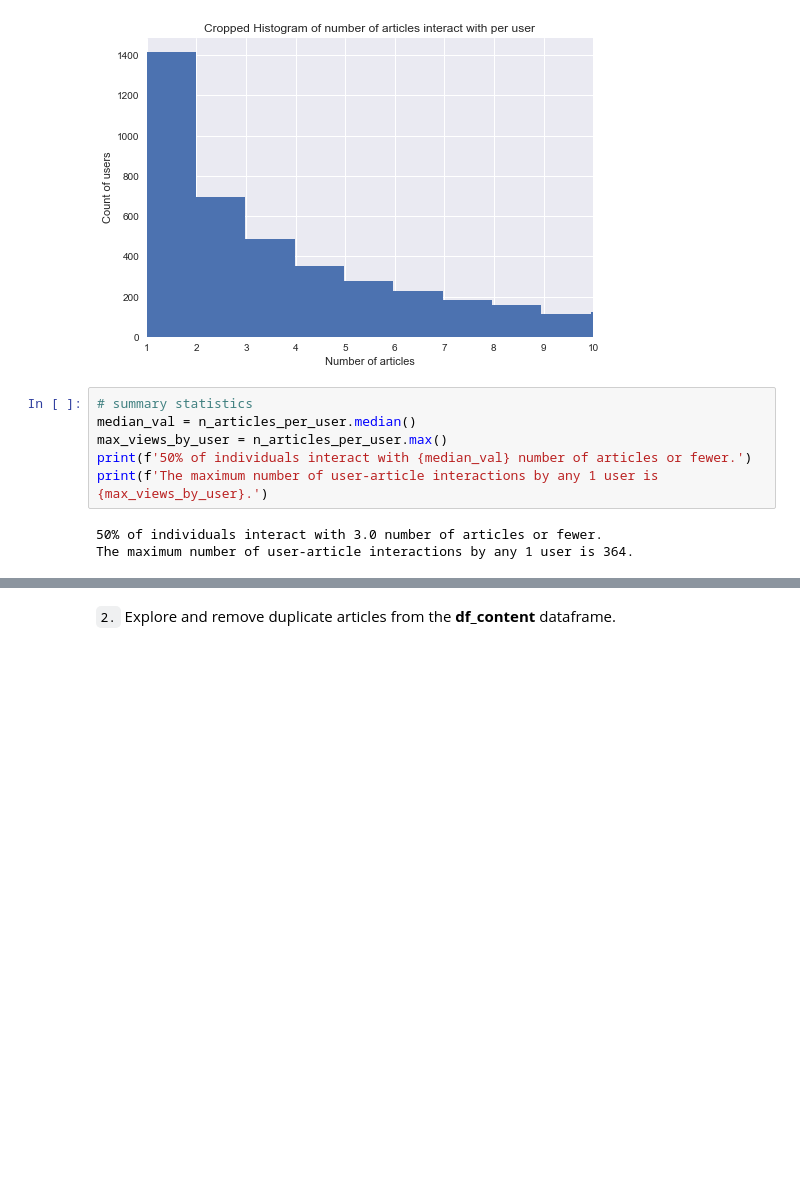
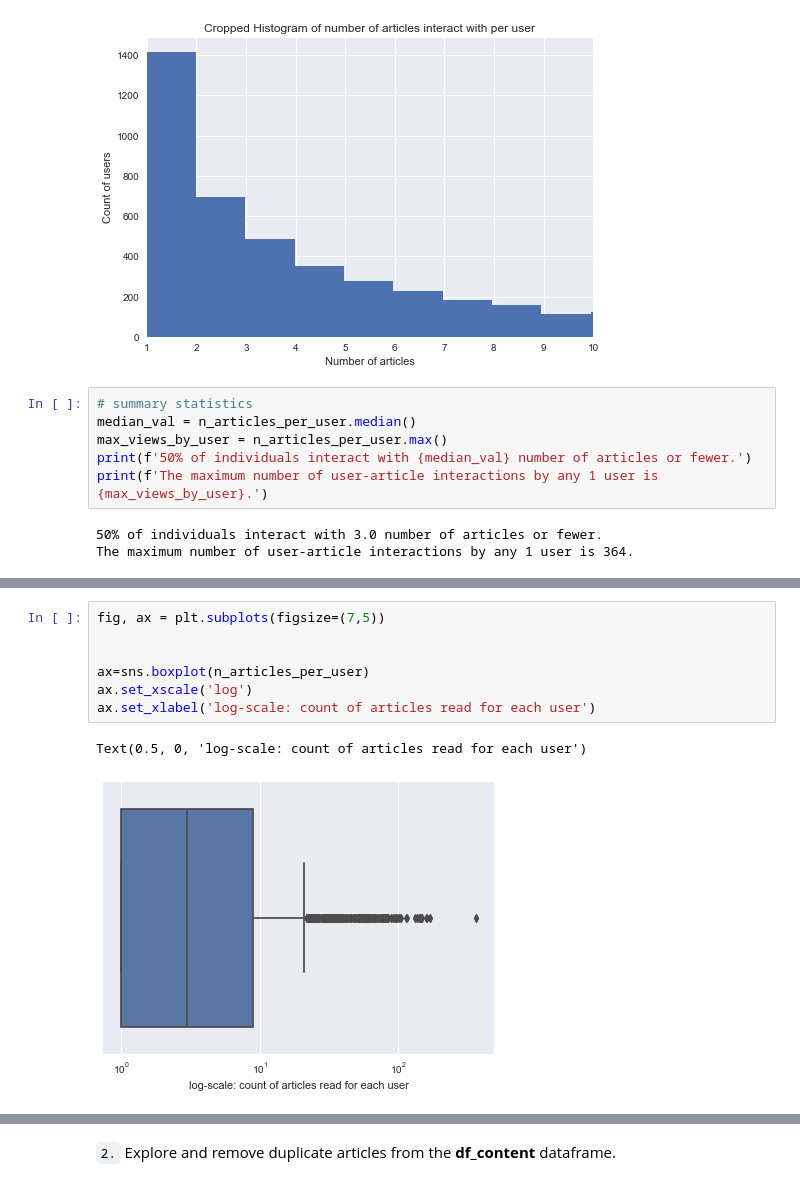
Before and after one commit to hchen3368/Articles-Recommendation-on-IBM-Watson, a Jupyter notebook: 1_notebook_EDA_&_Cleaning.ipynb, the cells around one changed output, grey strips where cells are left out. Saved outputs shown, nothing was run; the diff lists cells and outputs as text; blank space fills up the shorter version.

```diff
--- a/1_notebook_EDA_&_Cleaning.ipynb
+++ b/1_notebook_EDA_&_Cleaning.ipynb
@@ -105,0 +159,10 @@ sns.boxplot(n_articles_per_user)
+# %%
+fig, ax = plt.subplots(figsize=(7,5))
+
+
+ax=sns.boxplot(n_articles_per_user)
+ax.set_xscale('log')
+ax.set_xlabel('log-scale: count of articles read for each user')
+# %% [output]
+Text(0.5, 0, 'log-scale: count of articles read for each user')
+[figure, added]
```
Also changed, not shown: parts of 46 cells of this notebook, 1 other file.
